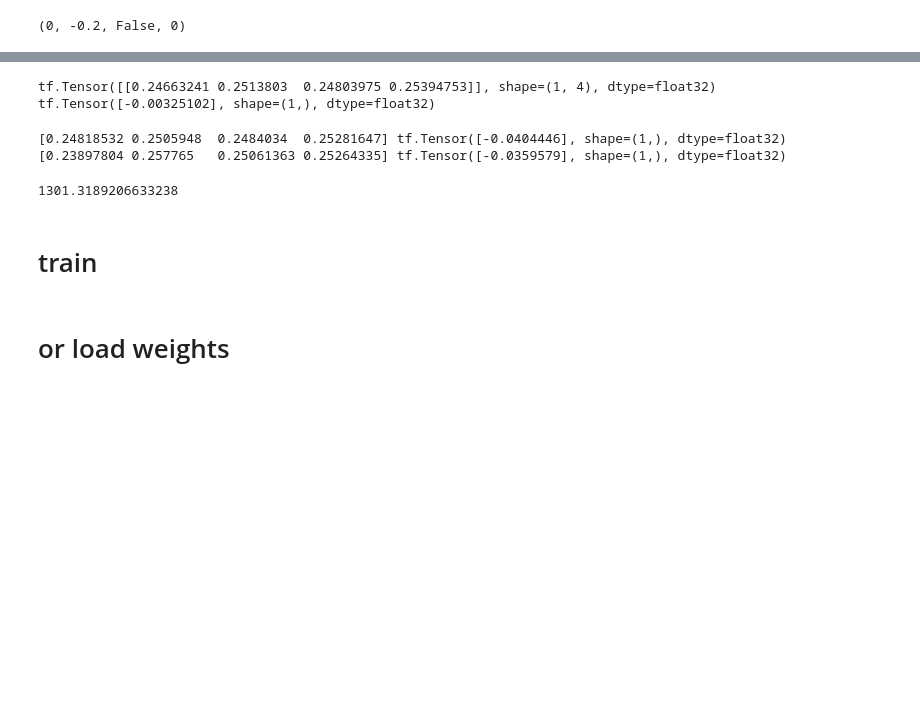
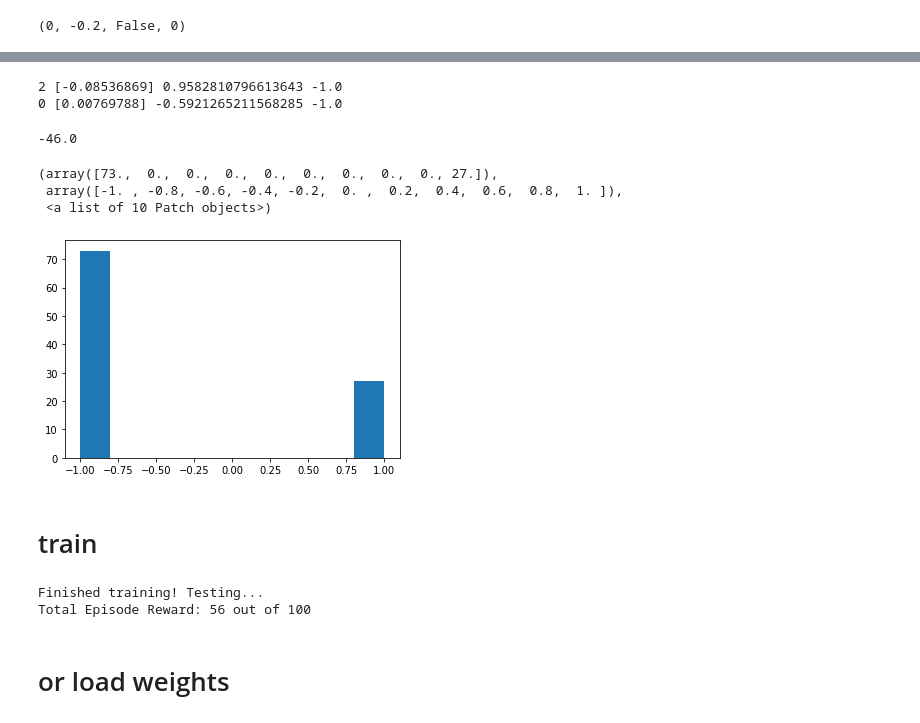
Before and after one commit to lepmik/meta-reinforcement-learning, a Jupyter notebook: a2c_meta-alex.ipynb, the cells around one changed output, grey strips where cells are left out. Cells and saved outputs as stored; diff of their text form; code cells hidden in the pictures; blank space fills up the shorter version.

Commit message:
updates to model and env

```diff
--- a/a2c_meta-alex.ipynb
+++ b/a2c_meta-alex.ipynb
@@ -187,43 +207,25 @@ class Model(tf.keras.Model):
 # %%
-# Verify everything works by sampling two actions.
+# Verify everything works by sampling two actions with state reset.
 state_observation, reward, done, timestep = env.reset()
-model = Model(env.n_states, n_features=7)
+model = Model(env.n_states + 1, n_features=8)
 
-action = np.array([0.5, 0.01, 0.01, 0.01])
-single_input = np.concatenate([
-    [[state_observation]],
-    [[reward]],
-    [action],
-    [[timestep]]], 1)
-single_input = tf.cast(single_input, dtype=tf.float32)
-single_input = tf.expand_dims(single_input, [1])
-# print(single_input)
-action, value = model(single_input)
-print(action, value)
-# print(action.shape, value.shape)
+action = 0
+for _ in range(2):
+    action = tf.one_hot(action, env.n_states + 1)
+    single_input = np.concatenate([
+        [[state_observation]],
+        [[reward]],
+        [action],
+        [[timestep]]], 1)
+    single_input = tf.cast(single_input, dtype=tf.float32)
+    single_input = tf.expand_dims(single_input, [1])
+
+    action, value = model.predict_action_value(single_input)
+    action = np.squeeze(action)
+    state_observation, reward, done, timestep = env.step(action)
+    print(action, value.numpy(), state_observation, reward)
 # %% [output]
-tf.Tensor([[0.24663241 0.2513803  0.24803975 0.25394753]], shape=(1, 4), dtype=float32) tf.Tensor([-0.00325102], shape=(1,), dtype=float32)
+2 [-0.08536869] 0.9582810796613643 -1.0
+0 [0.00769788] -0.5921265211568285 -1.0
-# %%
-# Verify everything works by sampling two actions with state reset.
-state_observation, reward, done, timestep = env.reset()
-model = Model(env.n_states, n_features=7)
-
-action = np.array([0.5, 0.01, 0.01, 0.01])
-for _ in range(2):
-    single_input = np.concatenate([
-        [[state_observation]],
-        [[reward]],
-        [action],
-        [[timestep]]], 1)
-    single_input = tf.cast(single_input, dtype=tf.float32)
-    single_input = tf.expand_dims(single_input, [1])
-
-    action, value = model(single_input)
-    action = np.squeeze(action)
-    print(action, value)
-    state_observation, reward, done, timestep = env.step(action)
-# %% [output]
-[0.24818532 0.2505948  0.2484034  0.25281647] tf.Tensor([-0.0404446], shape=(1,), dtype=float32)
-[0.23897804 0.257765   0.25061363 0.25264335] tf.Tensor([-0.0359579], shape=(1,), dtype=float32)
 # %%
 class Agent:
@@ -367,20 +370,30 @@ class Agent:
 # logging.getLogger().setLevel(logging.DEBUG)
 logging.getLogger().setLevel(logging.WARNING)
 
+env = dist_env(n_timesteps=100)
+agent = Agent(Model, env)
 
-agent = Agent(Model)
-
-_, rewards, _, _, _ = agent.run_episode()
+actions, observations, rewards, values, inputs = agent.run_episode()
 print(sum(rewards))
 # %% [output]
-1301.3189206633238
+-46.0
+# %%
+plt.hist(rewards)
+# %% [output]
+(array([73.,  0.,  0.,  0.,  0.,  0.,  0.,  0.,  0., 27.]),
+ array([-1. , -0.8, -0.6, -0.4, -0.2,  0. ,  0.2,  0.4,  0.6,  0.8,  1. ]),
+ <a list of 10 Patch objects>)
+[figure, added]
 # %% [markdown]
 # train
 # %%
 training_history = agent.train(10000)
 
 print("Finished training! Testing...")
-print("Total Episode Reward: %d out of 100" % agent.run_episode()[1].sum())
+print("Total Episode Reward: %d out of 100" % agent.run_episode()[2].sum())
+# %% [output]
+Finished training! Testing...
+Total Episode Reward: 56 out of 100
 # %% [markdown]
 # or load weights
 # %%
```
Also changed, not shown: parts of 18 cells of this notebook.
